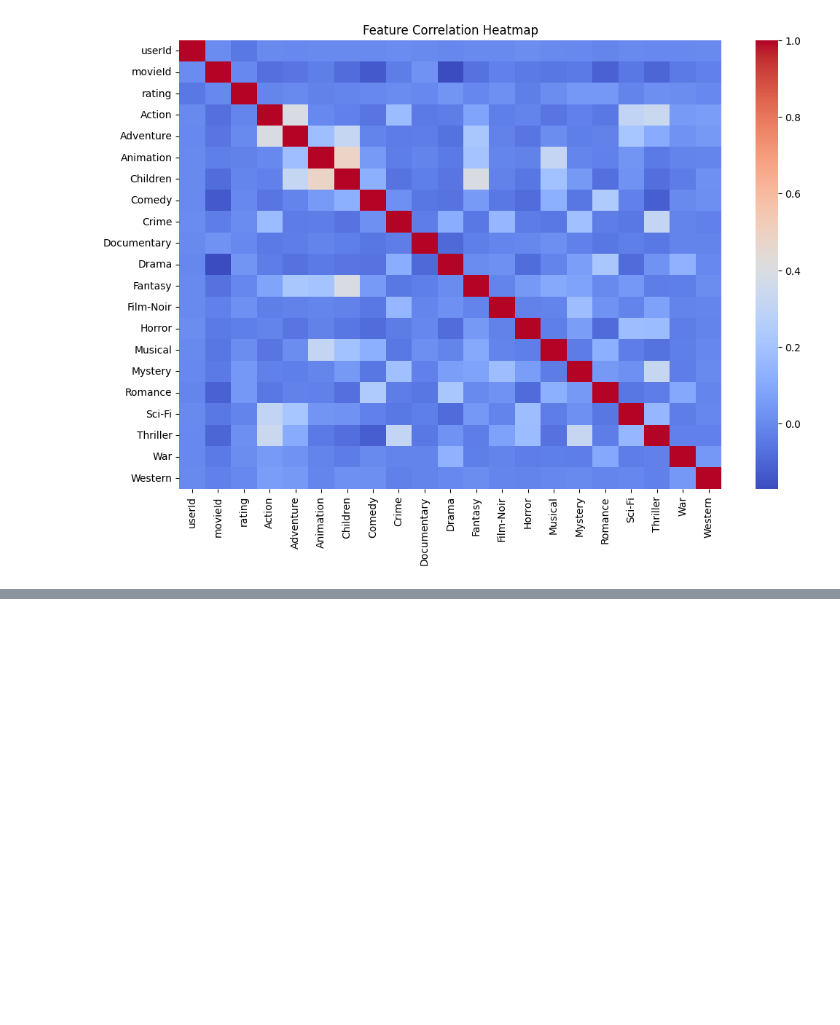
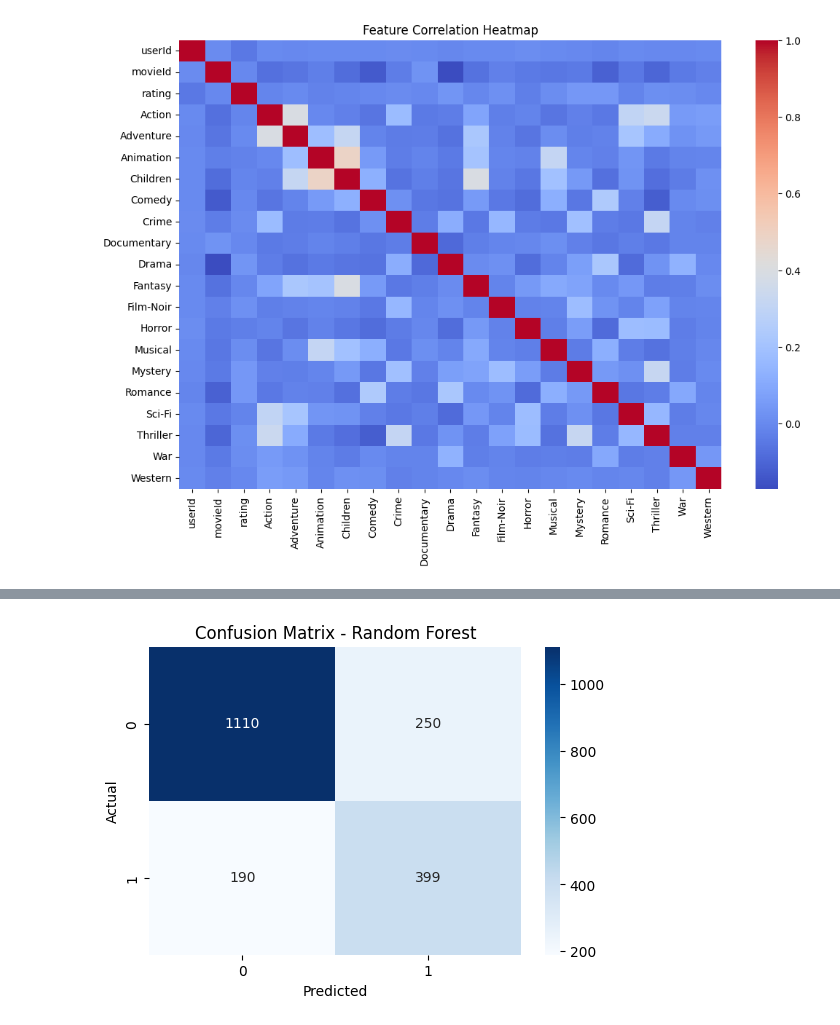
Before and after one commit to rafis-hub/daata_analysisandML, a Jupyter notebook: data_project/MOVIES.ipynb, the cells around one changed output, grey strips where cells are left out. Drawn from its saved outputs; the diff is of its cells as text; code cells hidden in the pictures; blank space fills up the shorter version.

```diff
--- a/data_project/MOVIES.ipynb
+++ b/data_project/MOVIES.ipynb
@@ -404,0 +650,87 @@ Passing `palette` without assigning `hue` is deprecated and will be removed in v
+# %%
+import pandas as pd
+import numpy as np
+import matplotlib.pyplot as plt
+import seaborn as sns
+from sklearn.model_selection import train_test_split
+from sklearn.ensemble import RandomForestClassifier
+from sklearn.svm import SVC
+from sklearn.neural_network import MLPClassifier
+from sklearn.metrics import accuracy_score, classification_report, confusion_matrix, roc_curve, auc, precision_recall_curve
+from sklearn.preprocessing import StandardScaler, MinMaxScaler
+
+# Step 3: Classification - Predicting Movie Popularity
+
+# Define 'is_popular' target variable (1 if above median number of ratings, 0 otherwise)
+ratings_count = ratings_df.groupby('movieId')['rating'].count()
+movies_df['is_popular'] = (ratings_count > ratings_count.median()).astype(int)
+
+# Merge with movie features
+movies_with_features = movies_df_encoded.merge(movies_df[['movieId', 'is_popular']], on='movieId', how='left')
+movies_with_features.fillna(0, inplace=True)
+
+# Prepare dataset for classification
+X = movies_with_features.drop(columns=['movieId', 'is_popular'])  # Features
+y = movies_with_features['is_popular']  # Target
+
+# Split into training and test sets
+X_train, X_test, y_train, y_test = train_test_split(X, y, test_size=0.2, random_state=42, stratify=y)
+
+# Scale features
+scaler = MinMaxScaler()
+X_train_scaled = scaler.fit_transform(X_train)
+X_test_scaled = scaler.transform(X_test)
+
+# Train a Random Forest Classifier
+rf_clf = RandomForestClassifier(n_estimators=100, random_state=42)
+rf_clf.fit(X_train_scaled, y_train)
+y_pred_rf = rf_clf.predict(X_test_scaled)
+
+# Train a Support Vector Machine (SVM) Classifier
+svm_clf = SVC(probability=True, random_state=42)
+svm_clf.fit(X_train_scaled, y_train)
+y_pred_svm = svm_clf.predict(X_test_scaled)
+
+# Train a Neural Network (MLP Classifier)
+nn_clf = MLPClassifier(hidden_layer_sizes=(100,), max_iter=500, random_state=42)
+nn_clf.fit(X_train_scaled, y_train)
+y_pred_nn = nn_clf.predict(X_test_scaled)
+
+# Evaluation Metrics
+models = {'Random Forest': (rf_clf, y_pred_rf), 'SVM': (svm_clf, y_pred_svm), 'Neural Network': (nn_clf, y_pred_nn)}
+for model_name, (model, y_pred) in models.items():
+    print(f'\nModel: {model_name}')
+    print(f'Accuracy: {accuracy_score(y_test, y_pred):.4f}')
+    print(classification_report(y_test, y_pred))
+
+    # Confusion Matrix
+    plt.figure(figsize=(6, 4))
+    sns.heatmap(confusion_matrix(y_test, y_pred), annot=True, fmt='d', cmap='Blues')
+    plt.xlabel("Predicted")
+    plt.ylabel("Actual")
+    plt.title(f"Confusion Matrix - {model_name}")
+    plt.show()
+
+    # ROC-AUC Curve
+    y_probs = model.predict_proba(X_test_scaled)[:, 1]
+    fpr, tpr, _ = roc_curve(y_test, y_probs)
+    roc_auc = auc(fpr, tpr)
+    plt.figure(figsize=(6, 4))
+    plt.plot(fpr, tpr, label=f"AUC = {roc_auc:.4f}")
+    plt.plot([0, 1], [0, 1], linestyle='--', color='gray')
+    plt.xlabel("False Positive Rate")
+    plt.ylabel("True Positive Rate")
+    plt.title(f"ROC Curve - {model_name}")
+    plt.legend()
+    plt.show()
+
+    # Precision-Recall Curve
+    precision, recall, _ = precision_recall_curve(y_test, y_probs)
+    plt.figure(figsize=(6, 4))
+    plt.plot(recall, precision, label=f"PR AUC = {auc(recall, precision):.4f}")
+    plt.xlabel("Recall")
+    plt.ylabel("Precision")
+    plt.title(f"Precision-Recall Curve - {model_name}")
+    plt.legend()
+    plt.show()
+# %% [output]
@@ -404,0 +747 @@ Passing `palette` without assigning `hue` is deprecated and will be removed in v
+[figure, added]
```
Also changed, not shown: parts of 7 cells of this notebook.
